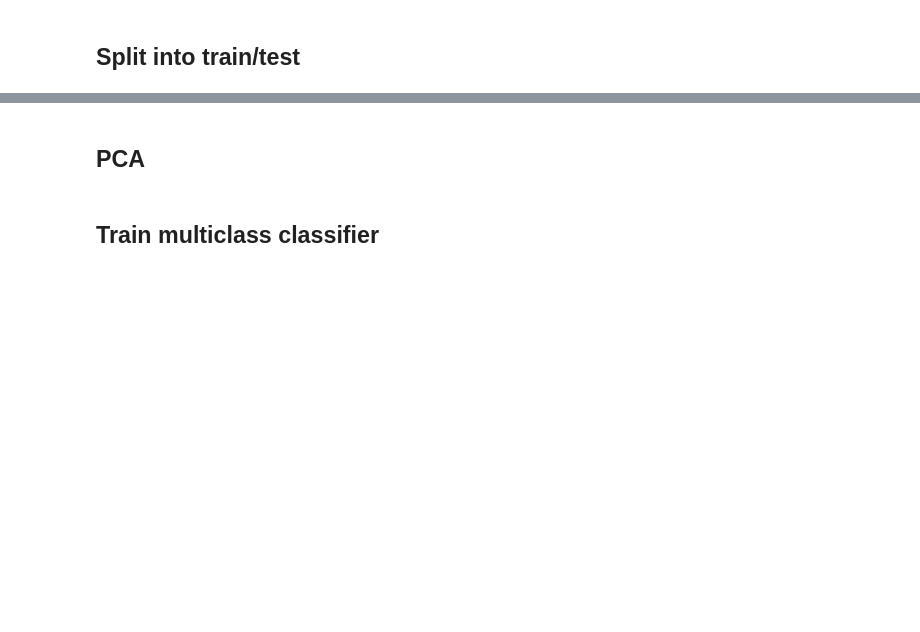
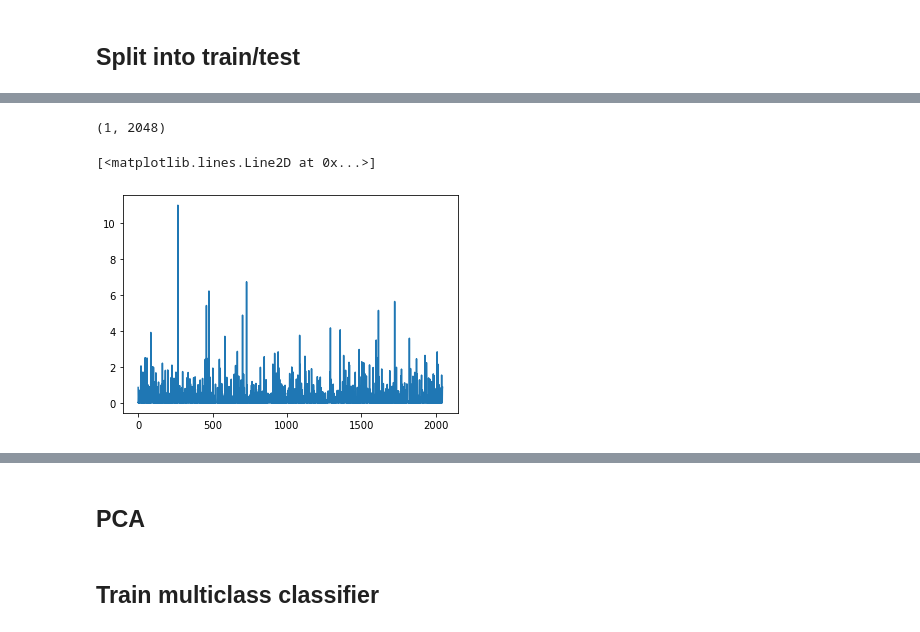
Before and after one commit to cacerca1/ImageSearch, a Jupyter notebook: Local_testing.ipynb, the cells around one changed output, grey strips where cells are left out. Saved outputs shown, nothing was run; the diff lists cells and outputs as text; code cells hidden in the pictures; blank space fills up the shorter version.

```diff
--- a/Local_testing.ipynb
+++ b/Local_testing.ipynb
@@ -415,0 +382,9 @@ train_features.shape, test_features.shape
+# %%
+flat_feature.shape
+# %% [output]
+(1, 2048)
+# %%
+plt.plot(flat_feature.reshape(-1))
+# %% [output]
+[<matplotlib.lines.Line2D at 0x...>]
+[figure, added]
```
Also changed, not shown: parts of 108 cells of this notebook, 6 other files.
